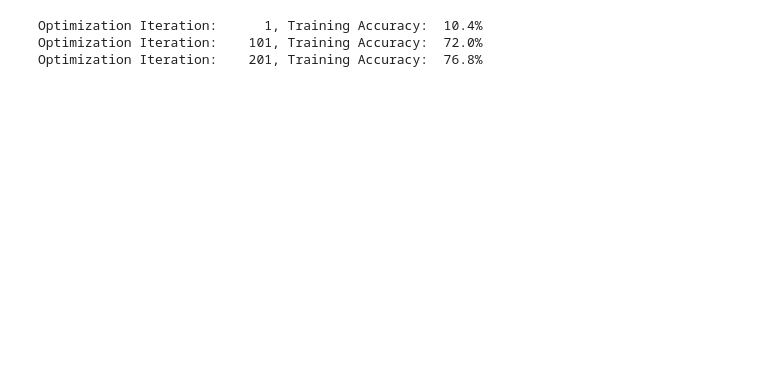
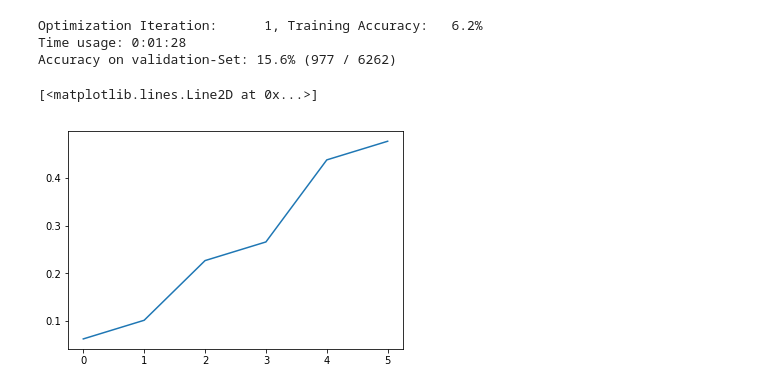
Before and after one commit to elsqueegie/18s15329A2, a Jupyter notebook: code/parallel_convolutions.ipynb, the cells around one changed output. Cells and saved outputs as stored; diff of their text form; code cells hidden in the pictures; blank space fills up the shorter version.

```diff
--- a/code/parallel_convolutions.ipynb
+++ b/code/parallel_convolutions.ipynb
@@ -473,21 +406,2 @@ def print_validation_accuracy():
     msg = "Accuracy on validation-Set: {0:.1%} ({1} / {2})"
     print(msg.format(acc, correct_sum, num_validation))
-# %%
-np.random.seed(10)
-
-# ## Performance after 10,000 optimization iterations
-#
-# After 10,000 optimization iterations, the model has a classification accuracy on the validation-set of about 99%.
-
-# In[ ]:
-
-session = tf.Session()
-session.run(tf.global_variables_initializer())
-
-optimize(num_iterations=501) # We performed 1000 iterations above.
-
-print_validation_accuracy()
-# %% [output]
-Optimization Iteration:      1, Training Accuracy:  10.4%
-Optimization Iteration:    101, Training Accuracy:  72.0%
-Optimization Iteration:    201, Training Accuracy:  76.8%
@@ -497,0 +408,23 @@ print_validation_accuracy()
+# %%
+# Counter for total number of iterations performed so far.
+
+train_batch_size = 128
+total_iterations = 0
+train_scores = []
+
+np.random.seed(10)
+
+session = tf.Session()
+session.run(tf.global_variables_initializer())
+
+optimize(num_iterations=201)
+print_validation_accuracy()
+# %% [output]
+Optimization Iteration:      1, Training Accuracy:   6.2%
+Time usage: 0:01:28
+Accuracy on validation-Set: 15.6% (977 / 6262)
+# %%
+plt.plot(train_scores)
+# %% [output]
+[<matplotlib.lines.Line2D at 0x...>]
+[figure, added]
```
Also changed, not shown: parts of 9 cells of this notebook.
